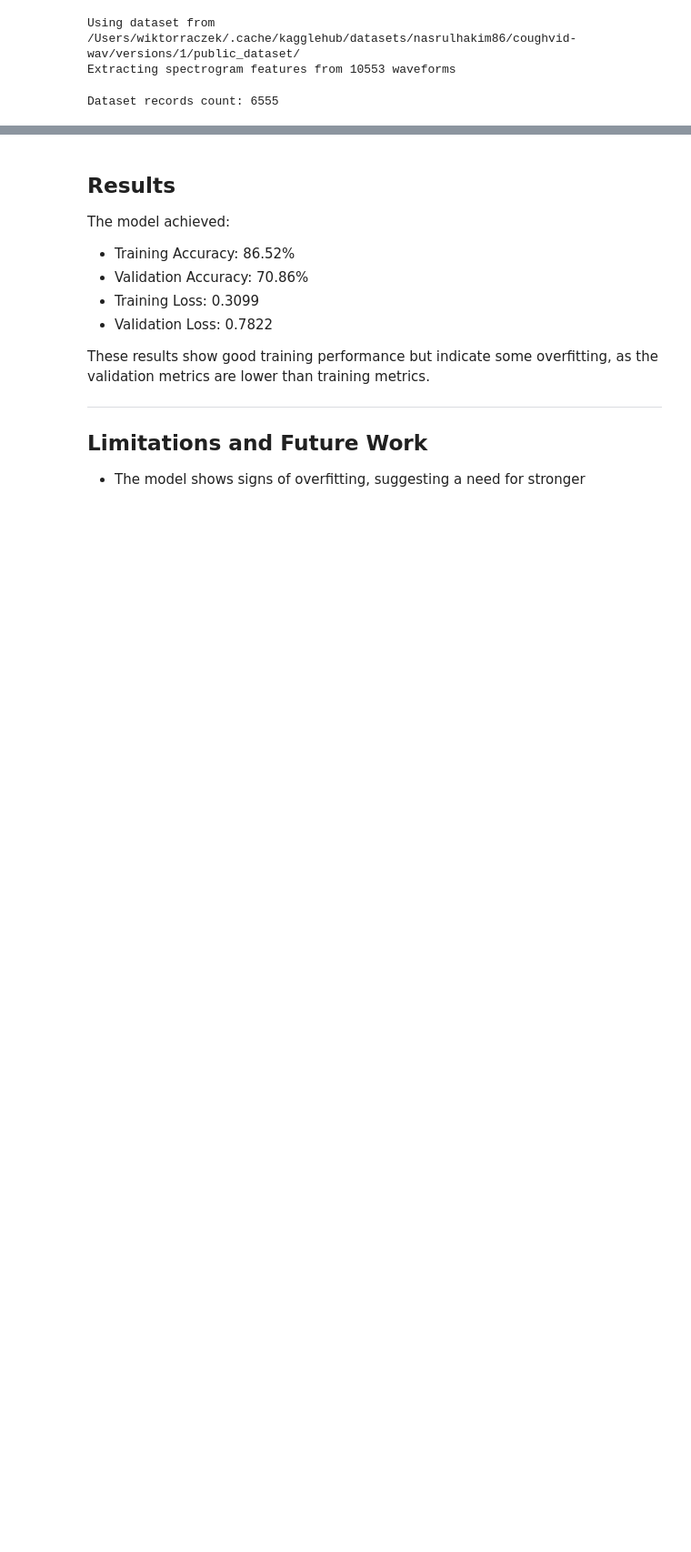
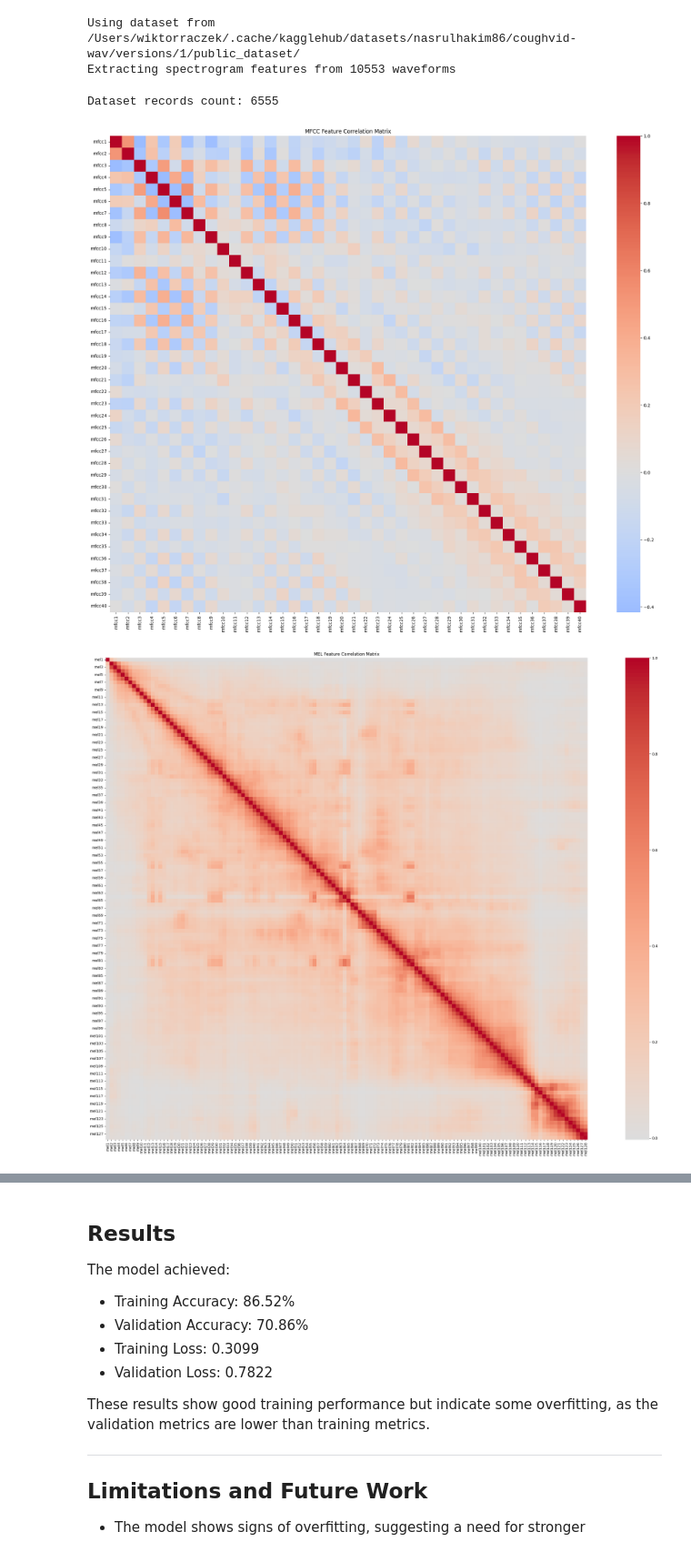
Before and after one commit to matisiekpl/coughvid-spectral, a Jupyter notebook: coughvid_analysis.ipynb, the cells around one changed output, grey strips where cells are left out. Shown at 91% size. Saved outputs shown, nothing was run; the diff lists cells and outputs as text; code cells hidden in the pictures; blank space fills up the shorter version.

```diff
--- a/coughvid_analysis.ipynb
+++ b/coughvid_analysis.ipynb
@@ -701,3 +716,66 @@ dataset.to_csv('dataset.csv', index=False)
 Using dataset from /Users/wiktorraczek/.cache/kagglehub/datasets/nasrulhakim86/coughvid-wav/versions/1/public_dataset/
 Extracting spectrogram features from 10553 waveforms
 Dataset records count: 6555
+# %%
+# Load the dataset
+df = pd.read_csv('dataset.csv')
+
+# Convert status labels to numeric values
+df['status'] = df['status'].map({
+    'healthy': 0,
+    'COVID-19': 1,
+    'symptomatic': 1
+})
+
+# Exclude non-numeric columns (like UUID) before calculating correlations
+numeric_df = df.select_dtypes(include=[np.number])
+
+# Calculate correlation matrix
+correlation_matrix = numeric_df.corr()
+
+# Create separate heatmaps for each feature type
+feature_types = ['mfcc', 'mel', 'chr', 'con']
+
+# Create individual figures for each feature type
+for feature_type in feature_types:
+    # Filter columns for current feature type
+    feature_cols = [col for col in correlation_matrix.columns if feature_type in col]
+    feature_corr = correlation_matrix.loc[feature_cols, feature_cols]
+
+    # Create figure with appropriate size based on feature type
+    if feature_type == 'mfcc':
+        figsize = (20, 16)
+    elif feature_type == 'mel':
+        figsize = (30, 20)
+    else:
+        figsize = (15, 12)
+
+    plt.figure(figsize=figsize)
+
+    # Create heatmap
+    sns.heatmap(feature_corr,
+                cmap='coolwarm',
+                center=0,
+                annot=False,
+                fmt='.2f',
+                square=True)
+
+    plt.title(f'{feature_type.upper()} Feature Correlation Matrix')
+    plt.tight_layout()
+    plt.show()
+
+# Print top correlations for each feature type
+for feature_type in feature_types:
+    print(f"\nTop 10 positive correlations for {feature_type.upper()}:")
+    feature_cols = [col for col in correlation_matrix.columns if feature_type in col]
+    feature_corr = correlation_matrix.loc[feature_cols, feature_cols]
+    correlations = feature_corr.unstack()
+    positive_correlations = correlations[correlations > 0].sort_values(ascending=False)
+    print(positive_correlations.head(10))
+
+    print(f"\nTop 10 negative correlations for {feature_type.upper()}:")
+    negative_correlations = correlations[correlations < 0].sort_values()
+    print(negative_correlations.head(10))
+# %% [output]
+[figure, added]
+[figure, added]
```
Also changed, not shown: parts of 6 cells of this notebook, 2 other files.
